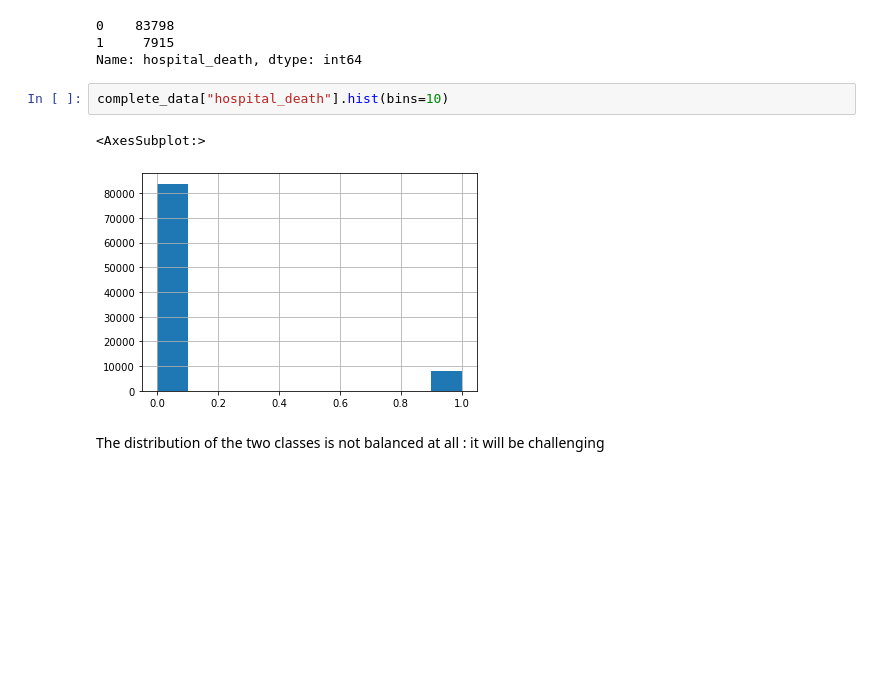
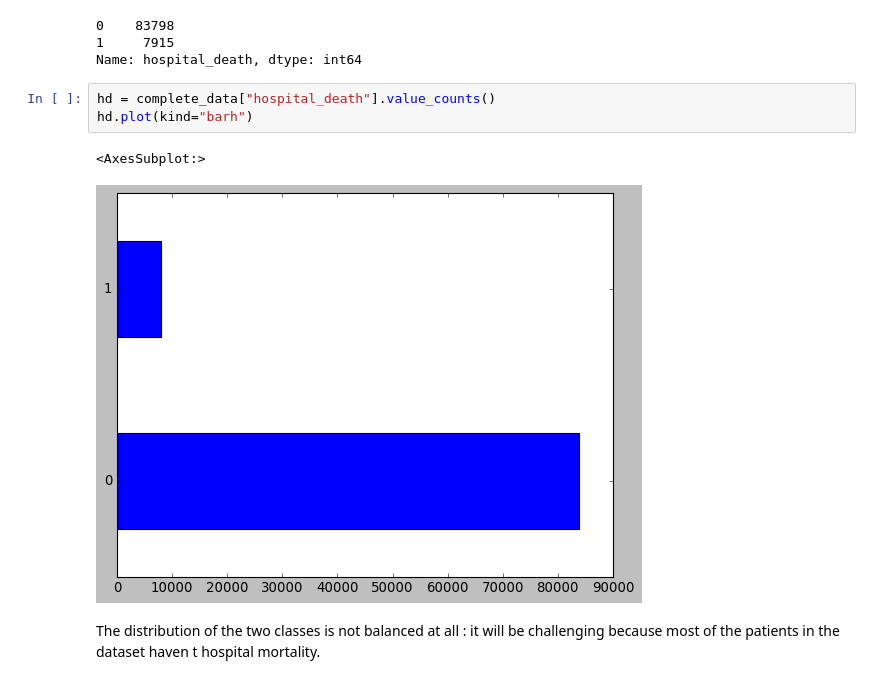
Before and after one commit to EladBil/DS-Squad-Project, a Jupyter notebook: data_analysis.ipynb, the cells around one changed output. Saved outputs shown, nothing was run; the diff lists cells and outputs as text; blank space fills up the shorter version.

Commit message:
Add files via upload
17.04 night- need to add more visualization and finish last features explanation and their visualization

```diff
--- a/data_analysis.ipynb
+++ b/data_analysis.ipynb
@@ -112,13 +212,14 @@ complete_data["hospital_death"].value_counts()
 0    83798
 1     7915
 Name: hospital_death, dtype: int64
-# %%
-complete_data["hospital_death"].hist(bins=10)
-# %% [output]
-<AxesSubplot:>
-[figure, removed]
+# %%
+hd = complete_data["hospital_death"].value_counts()
+hd.plot(kind="barh")
+# %% [output]
+<AxesSubplot:>
+[figure, added]
 # %% [markdown]
-The distribution of the two classes is not balanced at all : it will be challenging
+The distribution of the two classes is not balanced at all : it will be challenging because most of the patients in the dataset haven t hospital mortality.
 # %%
 complete_data.describe() #only for numerical data
 # %% [output]
```
Also changed, not shown: parts of 16 cells of this notebook.
